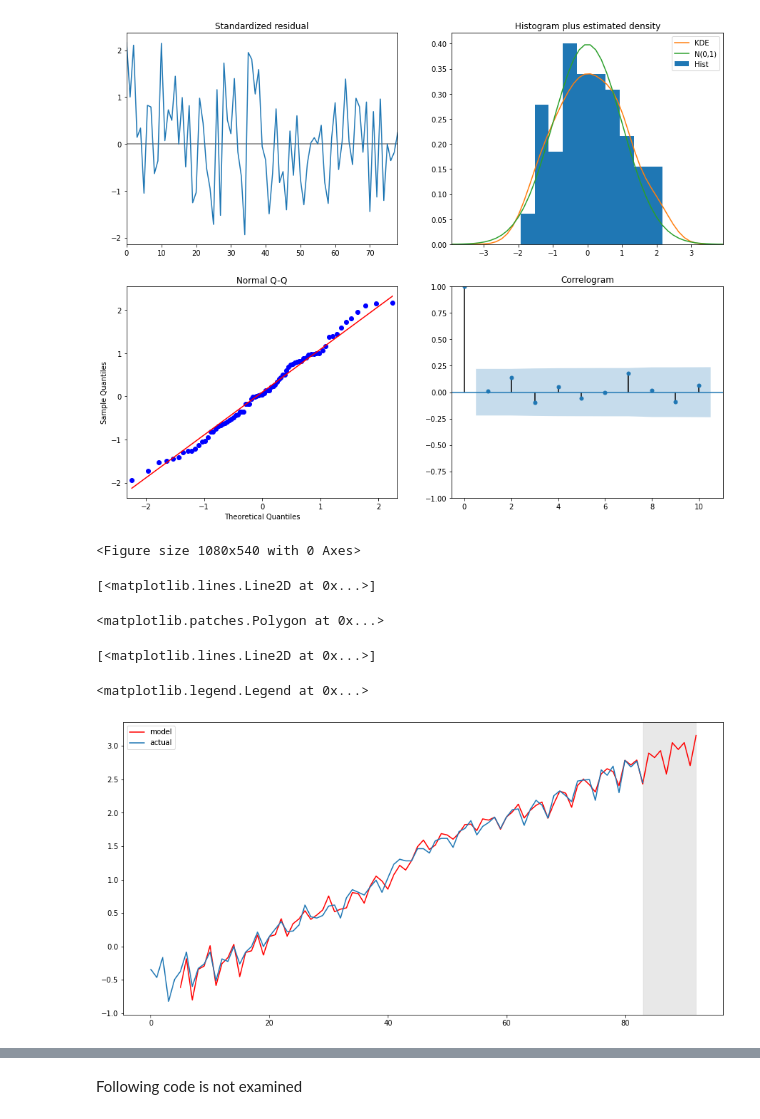
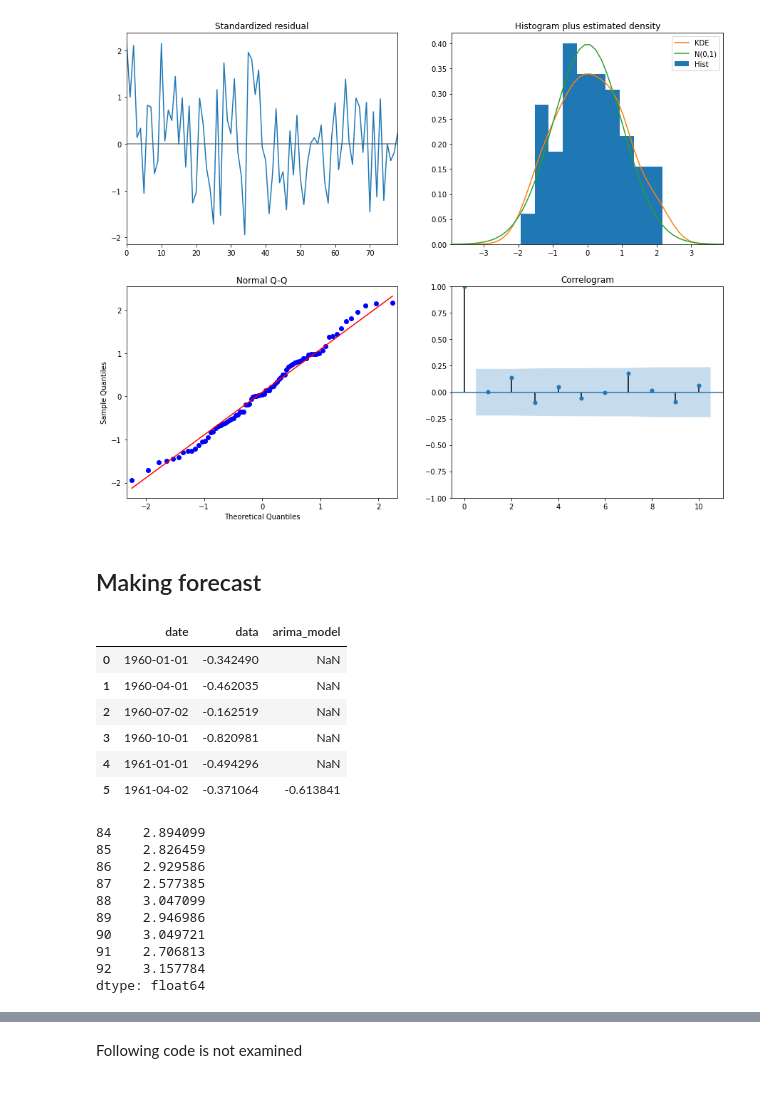
Before and after one commit to harnalashok/general, a Jupyter notebook: SARIMA.ipynb, the cells around one changed output, grey strips where cells are left out. Saved outputs shown, nothing was run; the diff lists cells and outputs as text; code cells hidden in the pictures.

```diff
--- a/SARIMA.ipynb
+++ b/SARIMA.ipynb
@@ -417,26 +432,49 @@ Warnings:
 best_model.plot_diagnostics(figsize=(15,12));
 # %% [output]
 [figure]
-# %%
-# 12.0
-n=4   # Seasonality
-df['arima_model'] = best_model.fittedvalues
-df['arima_model'][:n+1] = np.NaN
-
-forecast = best_model.predict(start=df.shape[0], end=df.shape[0] + 8)
-forecast = df['arima_model'].append(forecast)
-
-plt.figure(figsize=(15, 7.5));
-plt.plot(forecast, color='r', label='model');
-plt.axvspan(data.index[-1], forecast.index[-1], alpha=0.5, color='lightgrey');
-plt.plot(df['data'], label='actual');
-plt.legend();
-
-plt.show();
-# %% [output]
-<Figure size 1080x540 with 0 Axes>
-[<matplotlib.lines.Line2D at 0x...>]
-<matplotlib.patches.Polygon at 0x...>
-[<matplotlib.lines.Line2D at 0x...>]
-<matplotlib.legend.Legend at 0x...>
-[figure, removed]
+# %% [markdown]
+## Making forecast
+# %%
+# 12.0 Forecast for existing periods:
+
+n=4   # Seasonality
+d = 1 # Differencing
+
+# 12.1 Here is the column that contains
+#       predicted values as per best model
+#        Top 'n+d' rows will have NaN:
+
+df['arima_model'] = best_model.fittedvalues
+df['arima_model'][:n+d] = np.NaN    # 4 +1 for S and d
+df.head(6)
+# %% [output]
+|  | date | data | arima_model |
+| 0 | 1960-01-01 | -0.342490 | NaN |
+| 1 | 1960-04-01 | -0.462035 | NaN |
+| 2 | 1960-07-02 | -0.162519 | NaN |
+| 3 | 1960-10-01 | -0.820981 | NaN |
+| 4 | 1961-01-01 | -0.494296 | NaN |
+| 5 | 1961-04-02 | -0.371064 | -0.613841 |
+# %%
+# 12.2 Make forecast for beyond
+
+forecastPeriod = 8
+forecast = best_model.predict(
+                               start=df.shape[0],
+                               end=df.shape[0] + forecastPeriod
+                              )
+
+
+# 12.2.1
+forecast
+# %% [output]
+84    2.894099
+85    2.826459
+86    2.929586
+87    2.577385
+88    3.047099
+89    2.946986
+90    3.049721
+91    2.706813
+92    3.157784
+dtype: float64
```
Also changed, not shown: parts of 10 cells of this notebook.
